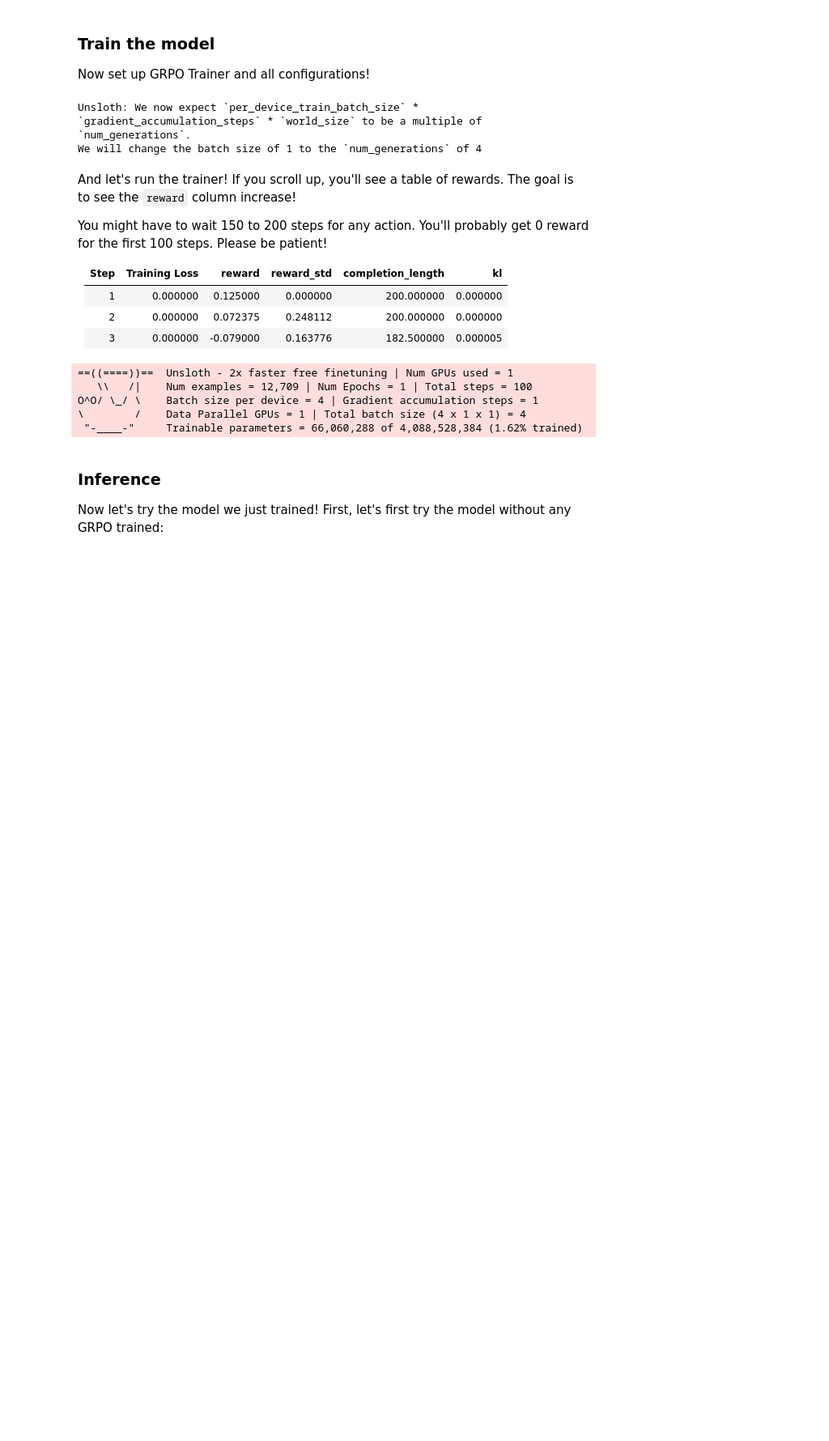
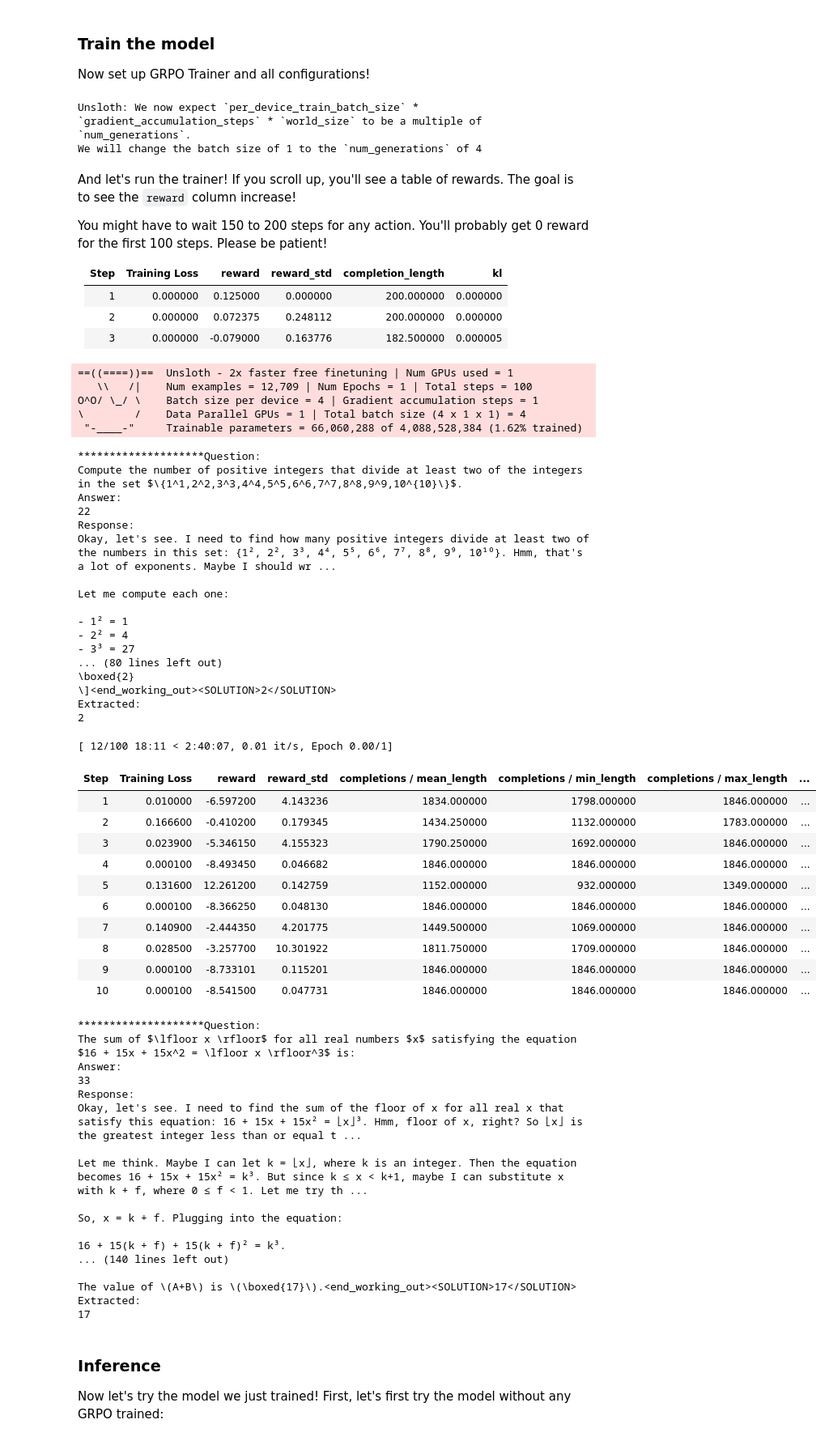
Before and after one commit to dicaeopolis/dicaeopolis.github.io, a Jupyter notebook: nb/Qwen3_(4B)-GRPO.ipynb, the cells around one changed output. Shown at 81% size. Drawn from its saved outputs; the diff is of its cells as text; code cells hidden in the pictures; blank space fills up the shorter version.

```diff
--- a/nb/Qwen3_(4B)-GRPO.ipynb
+++ b/nb/Qwen3_(4B)-GRPO.ipynb
@@ -492,6 +487,16 @@ def match_format_exactly(completions, **kwargs):
         if match_format.search(response) is not None: score += 3.0
         scores.append(score)
     return scores
+def length_penalty(completions, **kwargs):
+    scores = []
+    for completion in completions:
+        score = 0
+        response = completion[0]["content"]
+        # The longer, the painer
+        if len(response) > 0: score -= len(response) / 5000
+        else: score -= 100
+        scores.append(score)
+    return scores
 # %% [markdown]
 If it fails, we want to reward the model if it at least follows the format partially, by counting each symbol:
 # %%
@@ -695,30 +700,77 @@ You might have to wait 150 to 200 steps for any action. You'll probably get 0 re
 # %%
 # For optional training + evaluation
 # new_dataset = dataset.train_test_split(test_size = 0.01)
 
 trainer = GRPOTrainer(
     model = model,
     processing_class = tokenizer,
     reward_funcs = [
         match_format_exactly,
         match_format_approximately,
         check_answer,
         check_numbers,
+        length_penalty,
     ],
     args = training_args,
     train_dataset = dataset,
 
     # For optional training + evaluation
     # train_dataset = new_dataset["train"],
     # eval_dataset = new_dataset["test"],
 )
 trainer.train()
 # %% [output]
 ==((====))==  Unsloth - 2x faster free finetuning | Num GPUs used = 1
    \\   /|    Num examples = 12,709 | Num Epochs = 1 | Total steps = 100
 O^O/ \_/ \    Batch size per device = 4 | Gradient accumulation steps = 1
 \        /    Data Parallel GPUs = 1 | Total batch size (4 x 1 x 1) = 4
  "-____-"     Trainable parameters = 66,060,288 of 4,088,528,384 (1.62% trained)
+********************Question:
+Compute the number of positive integers that divide at least two of the integers in the set $\{1^1,2^2,3^3,4^4,5^5,6^6,7^7,8^8,9^9,10^{10}\}$.
+Answer:
+22
+Response:
+Okay, let's see. I need to find how many positive integers divide at least two of the numbers in this set: {1², 2², 3³, 4⁴, 5⁵, 6⁶, 7⁷, 8⁸, 9⁹, 10¹⁰}. Hmm, that's a lot of exponents. Maybe I should wr ...
+
+Let me compute each one:
+
+- 1² = 1
+- 2² = 4
+- 3³ = 27
+... (80 lines left out)
+\boxed{2}
+\]<end_working_out><SOLUTION>2</SOLUTION>
+Extracted:
+2
+[ 12/100 18:11 < 2:40:07, 0.01 it/s, Epoch 0.00/1]
+| Step | Training Loss | reward | reward_std | completions / mean_length | completions / min_length | completions / max_length | ... |
+| 1 | 0.010000 | -6.597200 | 4.143236 | 1834.000000 | 1798.000000 | 1846.000000 | ... |
+| 2 | 0.166600 | -0.410200 | 0.179345 | 1434.250000 | 1132.000000 | 1783.000000 | ... |
+| 3 | 0.023900 | -5.346150 | 4.155323 | 1790.250000 | 1692.000000 | 1846.000000 | ... |
+| 4 | 0.000100 | -8.493450 | 0.046682 | 1846.000000 | 1846.000000 | 1846.000000 | ... |
+| 5 | 0.131600 | 12.261200 | 0.142759 | 1152.000000 | 932.000000 | 1349.000000 | ... |
+| 6 | 0.000100 | -8.366250 | 0.048130 | 1846.000000 | 1846.000000 | 1846.000000 | ... |
+| 7 | 0.140900 | -2.444350 | 4.201775 | 1449.500000 | 1069.000000 | 1846.000000 | ... |
+| 8 | 0.028500 | -3.257700 | 10.301922 | 1811.750000 | 1709.000000 | 1846.000000 | ... |
+| 9 | 0.000100 | -8.733101 | 0.115201 | 1846.000000 | 1846.000000 | 1846.000000 | ... |
+| 10 | 0.000100 | -8.541500 | 0.047731 | 1846.000000 | 1846.000000 | 1846.000000 | ... |
+********************Question:
+The sum of $\lfloor x \rfloor$ for all real numbers $x$ satisfying the equation $16 + 15x + 15x^2 = \lfloor x \rfloor^3$ is:
+Answer:
+33
+Response:
+Okay, let's see. I need to find the sum of the floor of x for all real x that satisfy this equation: 16 + 15x + 15x² = ⌊x⌋³. Hmm, floor of x, right? So ⌊x⌋ is the greatest integer less than or equal t ...
+
+Let me think. Maybe I can let k = ⌊x⌋, where k is an integer. Then the equation becomes 16 + 15x + 15x² = k³. But since k ≤ x < k+1, maybe I can substitute x with k + f, where 0 ≤ f < 1. Let me try th ...
+
+So, x = k + f. Plugging into the equation:
+
+16 + 15(k + f) + 15(k + f)² = k³.
+... (140 lines left out)
+
+The value of \(A+B\) is \(\boxed{17}\).<end_working_out><SOLUTION>17</SOLUTION>
+Extracted:
+17
 # %% [markdown]
 <a name="Inference"></a>
 ### Inference
```
Also changed, not shown: parts of 6 cells of this notebook.
